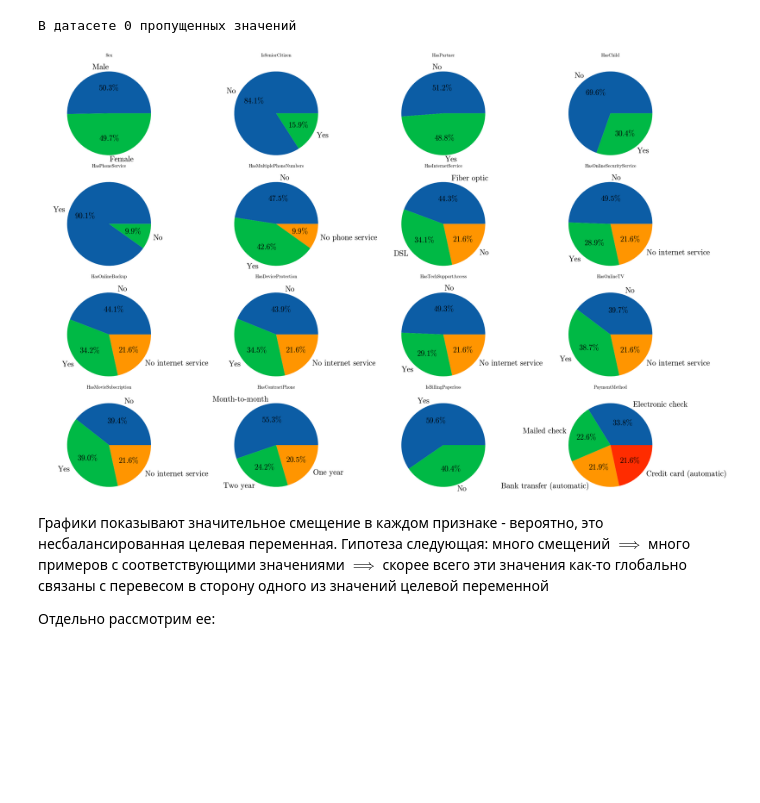
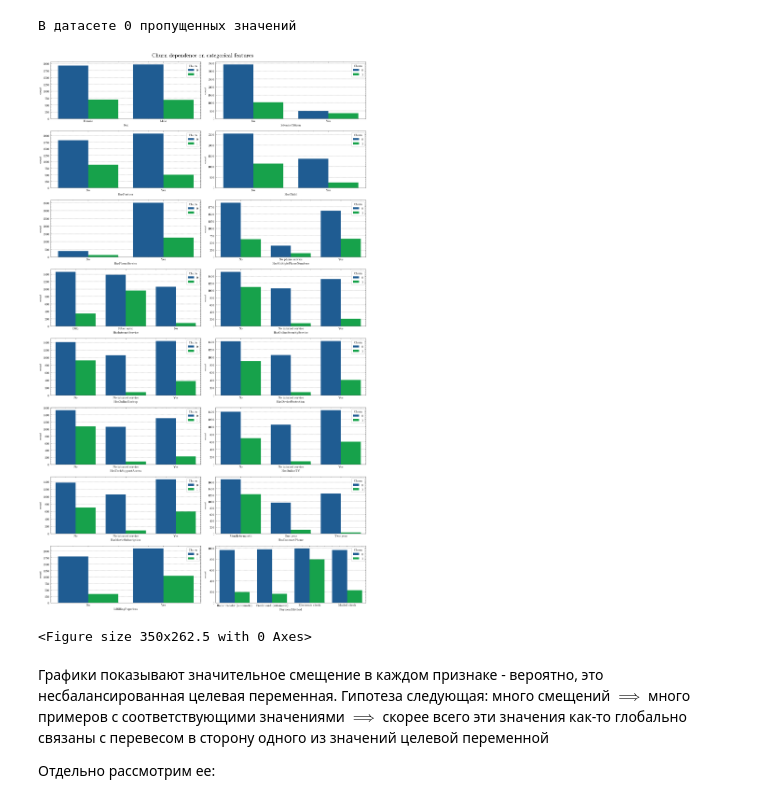
Before and after one commit to masl3noki/DLS-1sem, a Jupyter notebook: HW 01 Композиции алгоритмов и CatBoost (08)/[homework]hw_kaggle.ipynb, the cells around one changed output. Saved outputs shown, nothing was run; the diff lists cells and outputs as text; code cells hidden in the pictures; blank space fills up the shorter version.

```diff
--- a/HW 01 Композиции алгоритмов и CatBoost (08)/[homework]hw_kaggle.ipynb
+++ b/HW 01 Композиции алгоритмов и CatBoost (08)/[homework]hw_kaggle.ipynb
@@ -433,22 +433,28 @@ data['TotalSpent'].fillna(data['ClientPeriod'] * data['MonthlySpending'], inplac
 print("В датасете", data.isna().sum().sum(), "пропущенных значений")
 # %% [output]
 В датасете 0 пропущенных значений
-# %%
-# Визуализация категориальных признаков
-fig, axs = plt.subplots(int(0.25 * len(cat_cols)), int(0.25 * len(cat_cols)), figsize=(30,20))
-
-for ax, cat in zip(axs.flat, cat_cols):
-    ax.set_title(cat, y=1.09)
-
-    info = data[[cat]].value_counts()
-
-    labels = [i[0] for i in list(info.keys())]
-
-    ax.pie(info, labels=labels, autopct='%1.1f%%', textprops={'color':"#000000", 'fontsize':20})#, 'path_effects': [pe.withStroke(linewidth=2, foreground="black")]})#, colors=clr_map(labels),)
-
-    ax.axis('equal')
-# %% [output]
-[figure, removed]
+# %%
+# hue работает ток с string типом данных, так что:
+data = data.astype({"Churn": str}) # Потом поменяем обратно
+
+fig, ax = plt.subplots(8, 2, figsize=(15,25))
+
+counter = 0
+for i in range(8):
+    for j in range(2):
+        sns.countplot(data=data, x=cat_cols[counter], ax=ax[i,j], hue='Churn'
+                      )
+
+        counter += 1
+plt.tight_layout()
+plt.suptitle('Churn dependence on categorical features', y=1.01, fontsize=18)
+plt.show()
+
+# Возвращаем целевую переменную к прежнему типу данных
+data = data.astype({"Churn": int})
+# %% [output]
+[figure, added]
+<Figure size 350x262.5 with 0 Axes>
 # %% [markdown]
 Графики показывают значительное смещение в каждом признаке - вероятно, это несбалансированная целевая переменная. Гипотеза следующая: много смещений $\implies$ много примеров с соответствующими значениями $\implies$ скорее всего эти значения как-то глобально связаны с перевесом в сторону одного из значений целевой переменной
 
```
Also changed, not shown: parts of 4 cells of this notebook.
